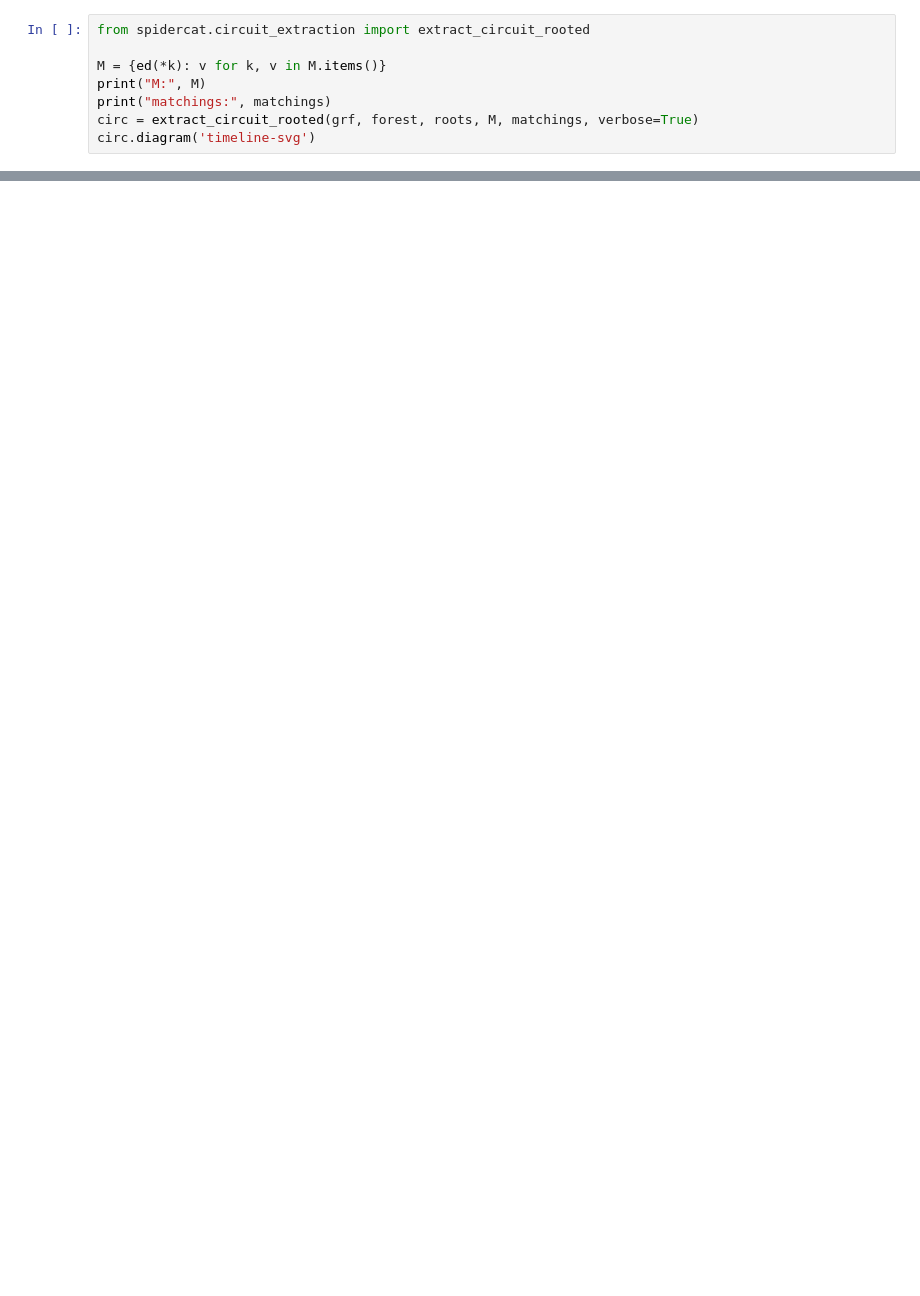
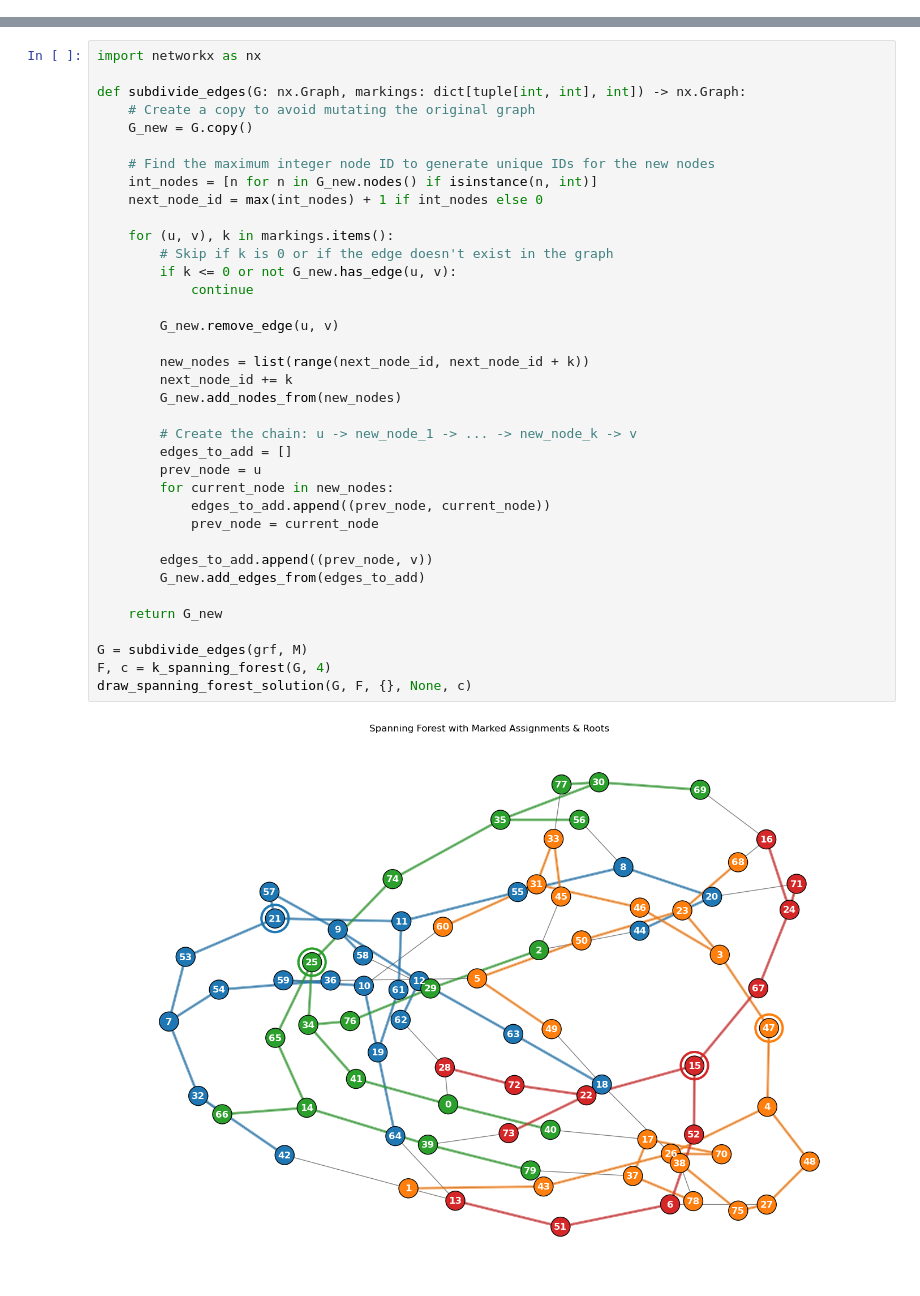
Before and after one commit to boldar99/FT-circuit-synthesis-ZX, a Jupyter notebook: sctatches/test_trees.ipynb, the cells around one changed output, grey strips where cells are left out. Drawn from its saved outputs; the diff is of its cells as text; blank space fills up the shorter version.

```diff
--- a/sctatches/test_trees.ipynb
+++ b/sctatches/test_trees.ipynb
@@ -14,8 +18,0 @@ draw_spanning_forest_solution(grf, forest, M, matchings, roots)
-# %%
-from spidercat.circuit_extraction import extract_circuit_rooted
-
-M = {ed(*k): v for k, v in M.items()}
-print("M:", M)
-print("matchings:", matchings)
-circ = extract_circuit_rooted(grf, forest, roots, M, matchings, verbose=True)
-circ.diagram('timeline-svg')
@@ -204,0 +98,39 @@ noisy_circ.diagram('timeline-svg')
+# %%
+import networkx as nx
+
+def subdivide_edges(G: nx.Graph, markings: dict[tuple[int, int], int]) -> nx.Graph:
+    # Create a copy to avoid mutating the original graph
+    G_new = G.copy()
+
+    # Find the maximum integer node ID to generate unique IDs for the new nodes
+    int_nodes = [n for n in G_new.nodes() if isinstance(n, int)]
+    next_node_id = max(int_nodes) + 1 if int_nodes else 0
+
+    for (u, v), k in markings.items():
+        # Skip if k is 0 or if the edge doesn't exist in the graph
+        if k <= 0 or not G_new.has_edge(u, v):
+            continue
+
+        G_new.remove_edge(u, v)
+
+        new_nodes = list(range(next_node_id, next_node_id + k))
+        next_node_id += k
+        G_new.add_nodes_from(new_nodes)
+
+        # Create the chain: u -> new_node_1 -> ... -> new_node_k -> v
+        edges_to_add = []
+        prev_node = u
+        for current_node in new_nodes:
+            edges_to_add.append((prev_node, current_node))
+            prev_node = current_node
+
+        edges_to_add.append((prev_node, v))
+        G_new.add_edges_from(edges_to_add)
+
+    return G_new
+
+G = subdivide_edges(grf, M)
+F, c = k_spanning_forest(G, 4)
+draw_spanning_forest_solution(G, F, {}, None, c)
+# %% [output]
+[figure, added]
```
Also changed, not shown: parts of 16 cells of this notebook, 3 other files.
